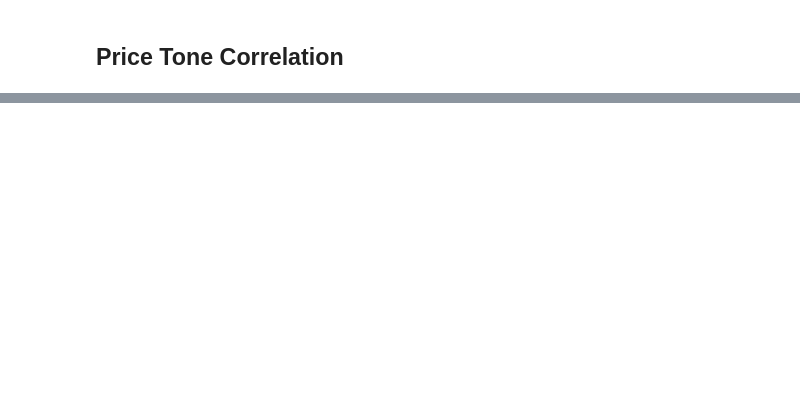
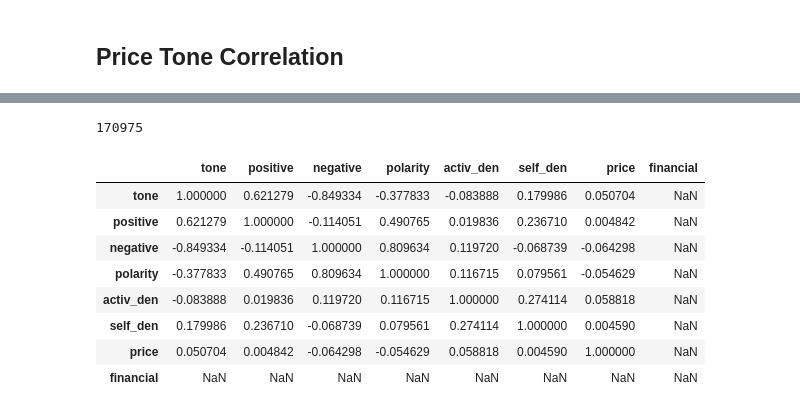
Before and after one commit to ostapkharysh/Stock-return-predictability, a Jupyter notebook: GdeltInfo.ipynb, the cells around one changed output, grey strips where cells are left out. Drawn from its saved outputs; the diff is of its cells as text; code cells hidden in the pictures; blank space fills up the shorter version.

Commit message:
Current results, filtering dataa types

```diff
--- a/GdeltInfo.ipynb
+++ b/GdeltInfo.ipynb
@@ -230,0 +357,21 @@ prc.corr()
+# %%
+most_TONE = TONE[TONE.agency.isin(sel_companies)] # 1 FILTER
+# %%
+GCAM_most = ['c18.59', 'c18.60', 'c18.61', 'c18.63', 'c18.154','c18.286', 'c18.287', 'c18.288']
+
+GCAM = ['c18.59', 'c18.60', 'c18.61', 'c18.63', 'c18.154','c18.286', 'c18.287', 'c18.288', 'c1.2', 'c2.45',
+        'c2.58', 'c4.1', 'c4.16', 'c9.853', 'c16.47', 'c16.60', 'c18.36',
+        'c18.42', 'c18.47', 'c18.53', 'c18.54', 'c18.62', 'c18.178',
+        'c18.187', 'c18.188', 'c18.189', 'c18.213', 'c18.214', 'c18.215', 'c18.218',
+       'c18.219', 'c18.223', 'c18.225', 'c18.246', 'c18.247', 'c18.248', 'c18.258',
+        'c18.272', 'c18.279', 'c18.280', 'c18.289', 'c18.290', 'c18.292', 'c18.293', 'c18.294', 'c18.307', 'c18.332',
+       'c18.335']
+# %%
+fin = list()
+for el in most_TONE.words:
+    dec = False
+    for tp in GCAM_most:
+        if tp in el:
+            dec = True
+    fin.append(dec)
+most_TONE['financial'] = fin
@@ -230,0 +397,3 @@ prc.corr()
+# %%
+most_TONE = most_TONE.reset_index(drop=True)
+most_TONE.head()
@@ -230,0 +407,14 @@ prc.corr()
+# %%
+print(len(most_TONE))
+most_TONE[most_TONE.financial==True].corr()
+# %% [output]
+170975
+|  | tone | positive | negative | polarity | activ_den | self_den | price | financial |
+| tone | 1.000000 | 0.621279 | -0.849334 | -0.377833 | -0.083888 | 0.179986 | 0.050704 | NaN |
+| positive | 0.621279 | 1.000000 | -0.114051 | 0.490765 | 0.019836 | 0.236710 | 0.004842 | NaN |
+| negative | -0.849334 | -0.114051 | 1.000000 | 0.809634 | 0.119720 | -0.068739 | -0.064298 | NaN |
+| polarity | -0.377833 | 0.490765 | 0.809634 | 1.000000 | 0.116715 | 0.079561 | -0.054629 | NaN |
+| activ_den | -0.083888 | 0.019836 | 0.119720 | 0.116715 | 1.000000 | 0.274114 | 0.058818 | NaN |
+| self_den | 0.179986 | 0.236710 | -0.068739 | 0.079561 | 0.274114 | 1.000000 | 0.004590 | NaN |
+| price | 0.050704 | 0.004842 | -0.064298 | -0.054629 | 0.058818 | 0.004590 | 1.000000 | NaN |
+| financial | NaN | NaN | NaN | NaN | NaN | NaN | NaN | NaN |
```
Also changed, not shown: parts of 54 cells of this notebook, 32 other files.
